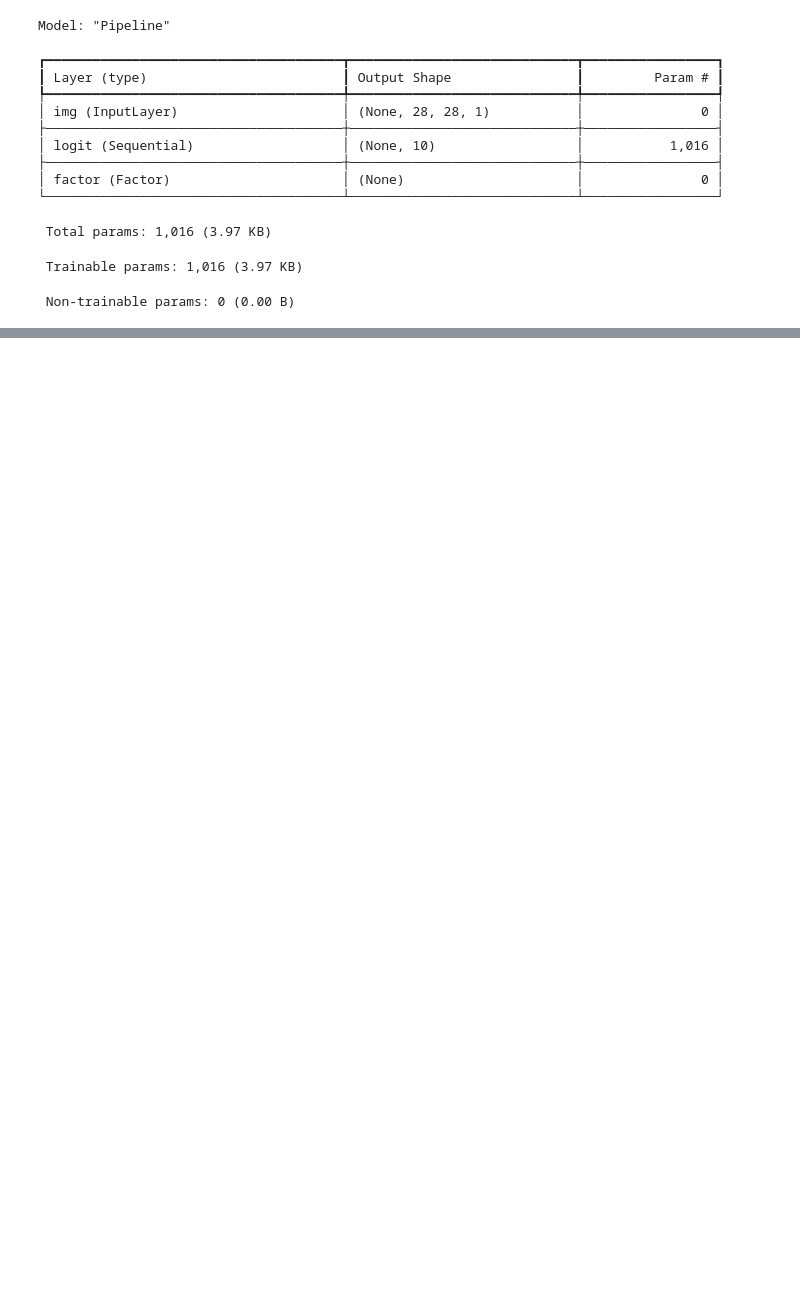
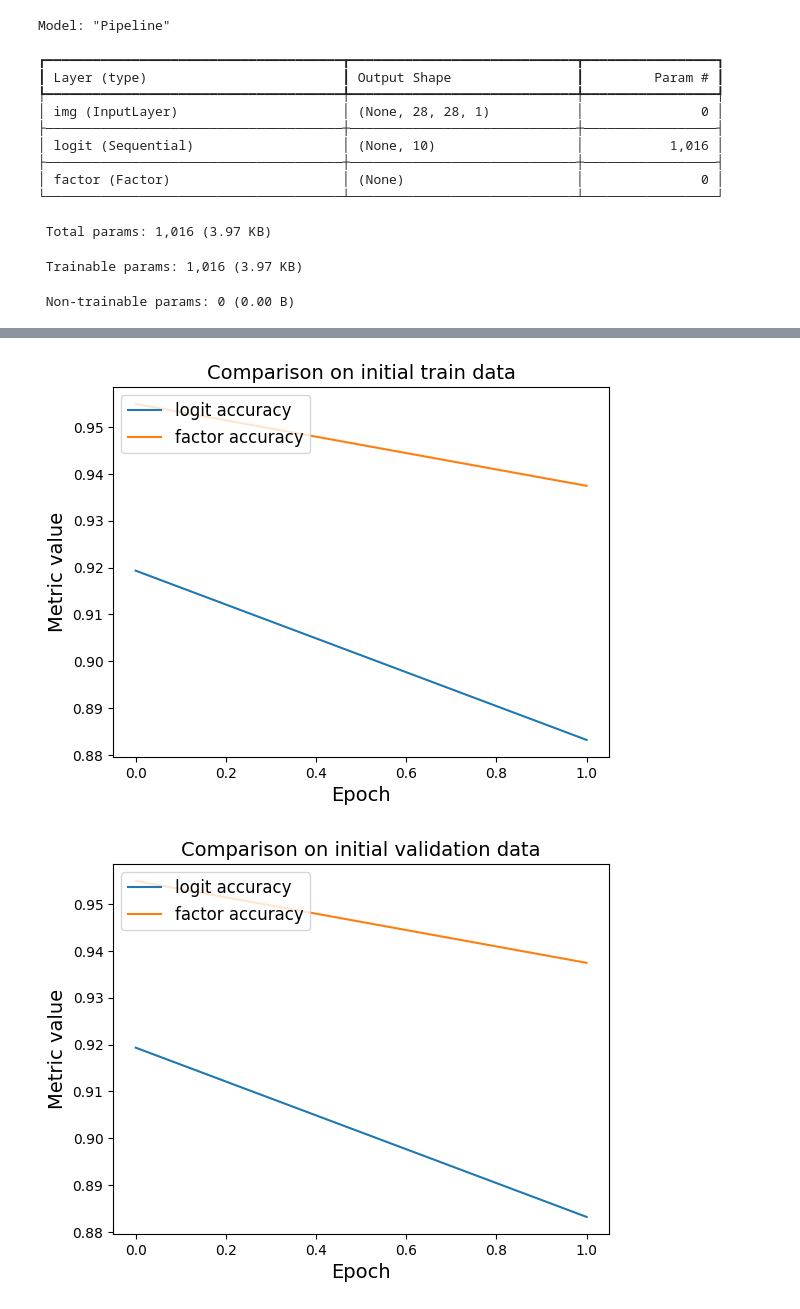
Before and after one commit to archqua/pipeline_training, a Jupyter notebook: mnist_experiment.ipynb, the cells around one changed output, grey strips where cells are left out. Cells and saved outputs as stored; diff of their text form; code cells hidden in the pictures; blank space fills up the shorter version.

```diff
--- a/mnist_experiment.ipynb
+++ b/mnist_experiment.ipynb
@@ -335,0 +466,3 @@ HTMLMath(value='\tlogit_accuracy: 0.0000\tfactor_accuracy: 0.0000', description=
+# %%
+posttrain_metrics = pipeline_eval_loop(pp, train_ref_factored)
+postval_metrics = pipeline_eval_loop(pp, val_ref_factored)
@@ -335,0 +474,11 @@ HTMLMath(value='\tlogit_accuracy: 0.0000\tfactor_accuracy: 0.0000', description=
+# %%
+compare_train_metrics = [pretrain_final_metrics, posttrain_metrics]
+compare_val_metrics = [preval_final_metrics, postval_metrics]
+plot_pipeline_history(compare_train_metrics, title="Comparison on initial train data")
+plt.show()
+plot_pipeline_history(compare_train_metrics, title="Comparison on initial validation data")
+plt.show()
+# TODO store
+# %% [output]
+[figure, added]
+[figure, added]
```
Also changed, not shown: parts of 16 cells of this notebook.
